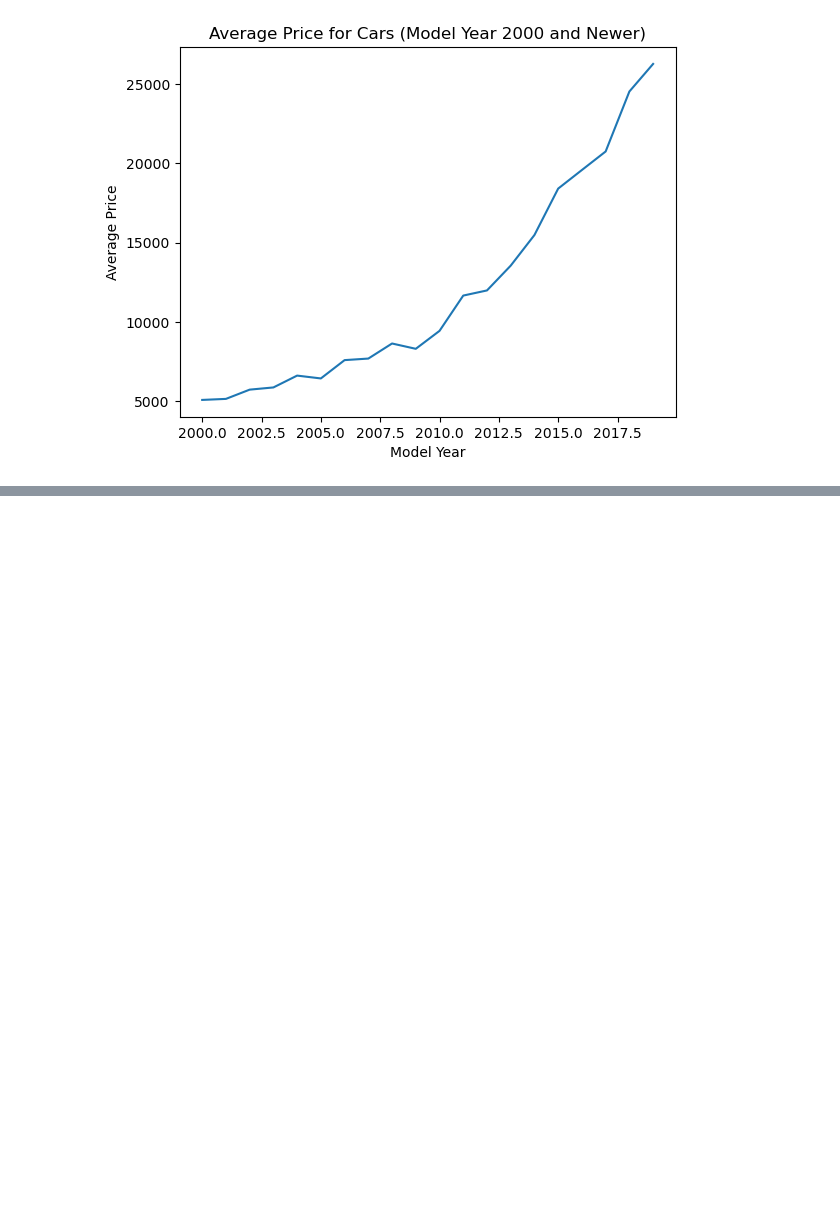
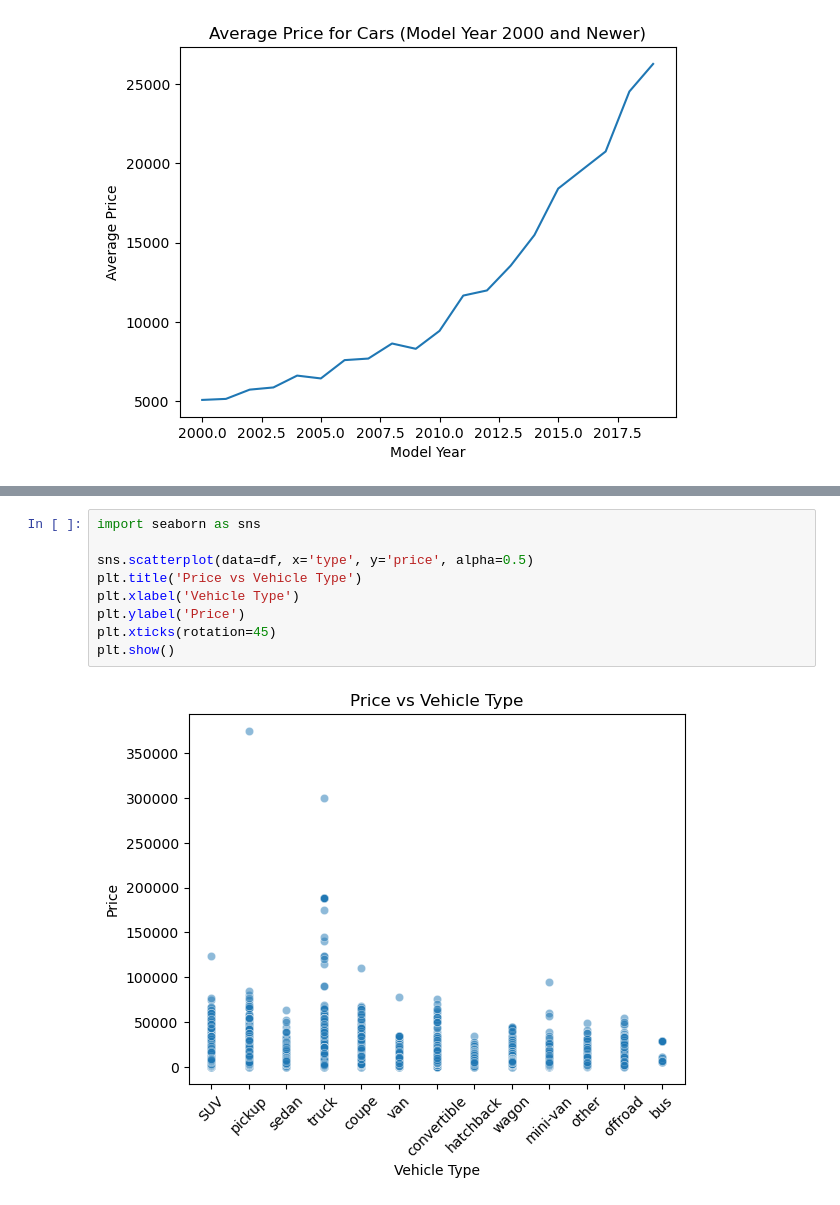
Before and after one commit to Cdisi1999/Sprint4Proj, a Jupyter notebook: notebooks/EDA.ipynb, the cells around one changed output, grey strips where cells are left out. Cells and saved outputs as stored; diff of their text form; blank space fills up the shorter version.

```diff
--- a/notebooks/EDA.ipynb
+++ b/notebooks/EDA.ipynb
@@ -220,0 +236,11 @@ plt.show()
+# %%
+import seaborn as sns
+
+sns.scatterplot(data=df, x='type', y='price', alpha=0.5)
+plt.title('Price vs Vehicle Type')
+plt.xlabel('Vehicle Type')
+plt.ylabel('Price')
+plt.xticks(rotation=45)
+plt.show()
+# %% [output]
+[figure, added]
```
Also changed, not shown: parts of 4 cells of this notebook.
